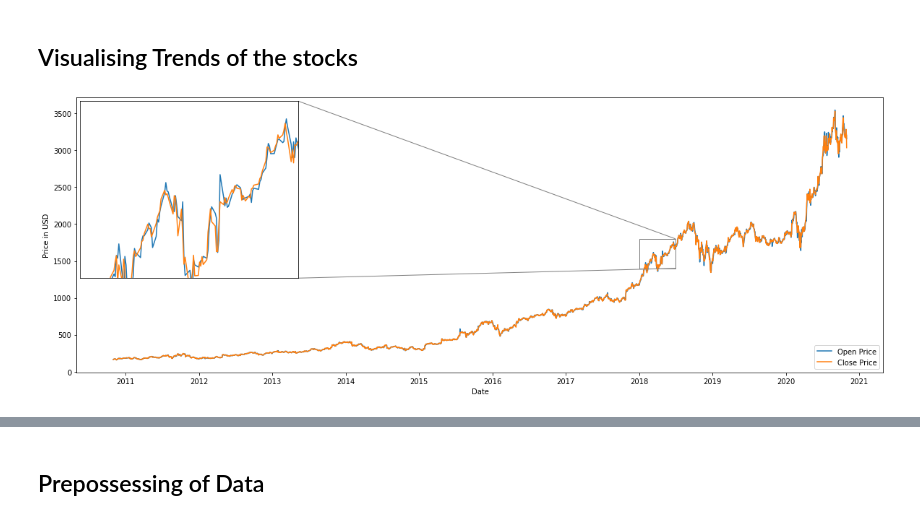
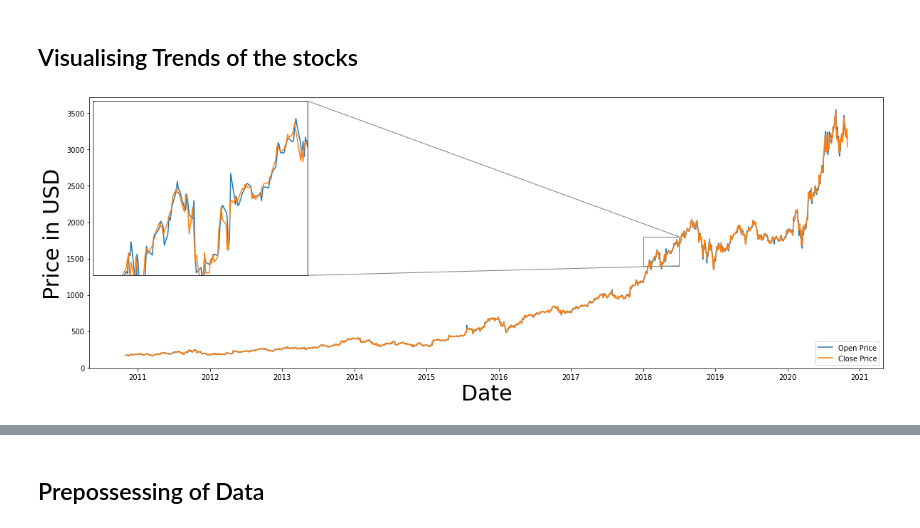
Before and after one commit to Naval-surange/PnRP-Project, a Jupyter notebook: PnRP model.ipynb, the cells around one changed output, grey strips where cells are left out. Saved outputs shown, nothing was run; the diff lists cells and outputs as text; code cells hidden in the pictures.

```diff
--- a/PnRP model.ipynb
+++ b/PnRP model.ipynb
@@ -54,33 +54,34 @@ df.head()
 # %%
 df['Date'] = df.index
 
 fig1 = plt.figure(figsize=(20,7))
 ax1 = fig1.add_subplot(111)
 ax1.plot(df["Date"],df["Open"],label="Open Price")
 ax1.plot(df["Date"],df["Close"],label="Close Price")
 ax1.legend(loc=4)
 
 
 axins1 = zoomed_inset_axes(ax1, zoom = 6, loc=2)
 axins1.plot(df["Date"],df["Open"])
 axins1.plot(df["Date"],df["Close"])
 x1, x2, y1, y2 = datetime.strptime("2018-01-01", "%Y-%m-%d"), datetime.strptime("2018-07-01", "%Y-%m-%d"),1400,1800
 axins1.set_xlim(x1, x2)
 axins1.set_ylim(y1, y2)
 
 axins1.set_xticks([])
 axins1.set_yticks([])
 
 mark_inset(ax1, axins1, loc1=1, loc2=4, fc="none", ec="0.5")
 
 
-ax1.set_xlabel("Date")
-ax1.set_ylabel("Price in USD")
+ax1.set_xlabel("Date",fontsize=30)
+ax1.set_ylabel("Price in USD",fontsize=30)
+
 
 plt.savefig("fig1.png",dpi=500)
 plt.show()
 # %% [output]
-[figure, old version]
+[figure, new version]
 # %%
 fig1 = plt.figure(figsize=(20,7))
 ax1 = fig1.add_subplot(111)
```
Also changed, not shown: parts of 2 cells of this notebook, 2 other files.
